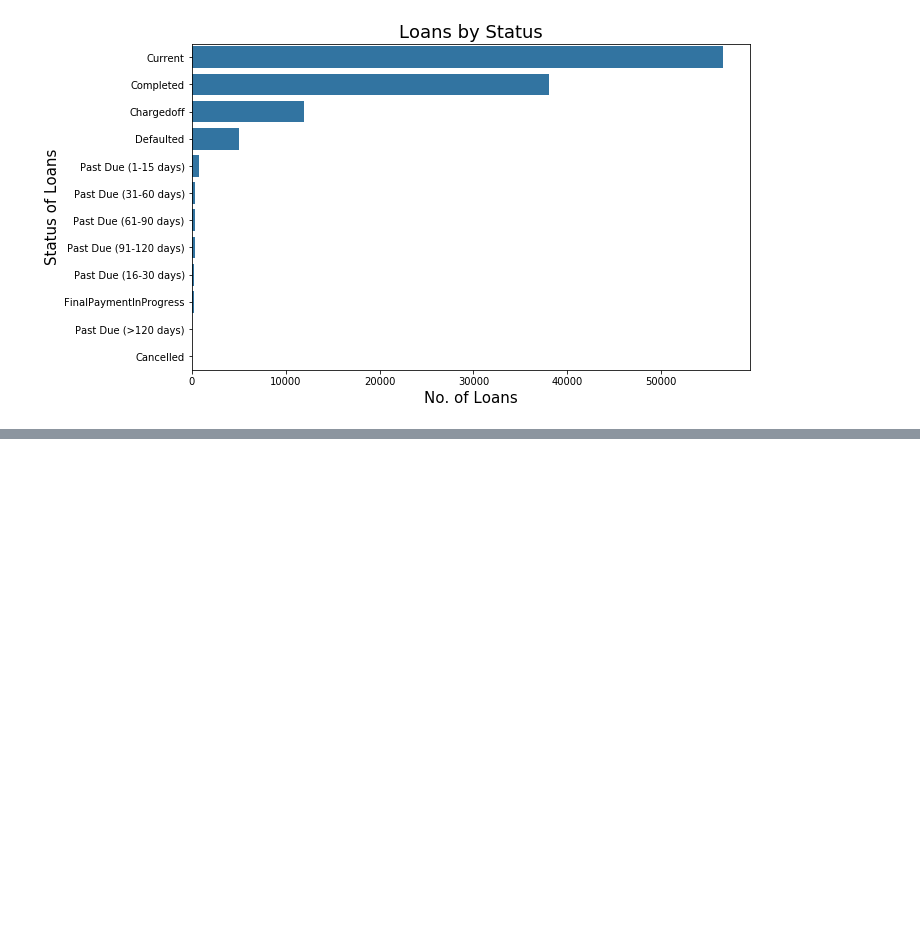
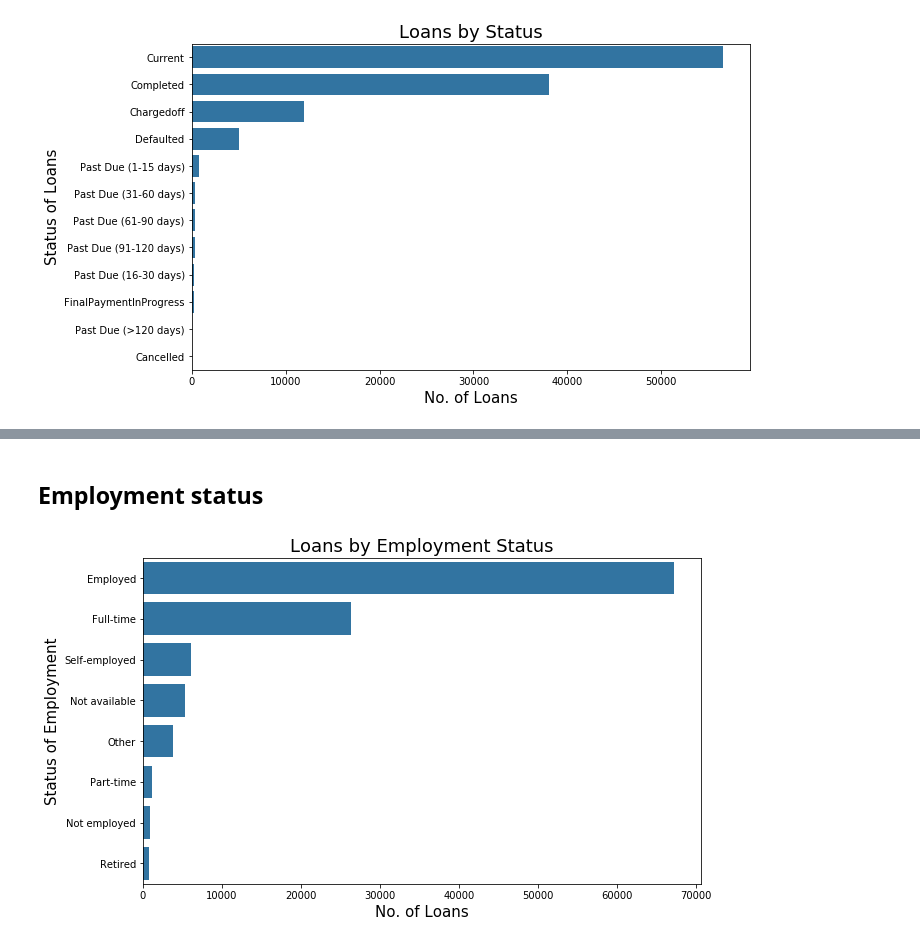
Before and after one commit to rashokanand/explore_prosper_loan_data, a Jupyter notebook: explanatory_analysis.ipynb, the cells around one changed output, grey strips where cells are left out. Cells and saved outputs as stored; diff of their text form; code cells hidden in the pictures; blank space fills up the shorter version.

```diff
--- a/explanatory_analysis.ipynb
+++ b/explanatory_analysis.ipynb
@@ -54,0 +69,12 @@ plt.title('Loans by Status',fontsize = 18);
+# %% [markdown]
+## Employment status
+# %%
+c = prosper_clean_df['EmploymentStatus'].value_counts()
+fig, ax = plt.subplots(figsize=(10,6))
+sb.countplot(y =prosper_clean_df['EmploymentStatus'],order = c.index,color = base_color)
+
+plt.xlabel('No. of Loans',fontsize = 15)
+plt.ylabel('Status of Employment', fontsize = 15)
+plt.title('Loans by Employment Status',fontsize = 18);
+# %% [output]
+[figure, added]
```
Also changed, not shown: parts of 11 cells of this notebook.
